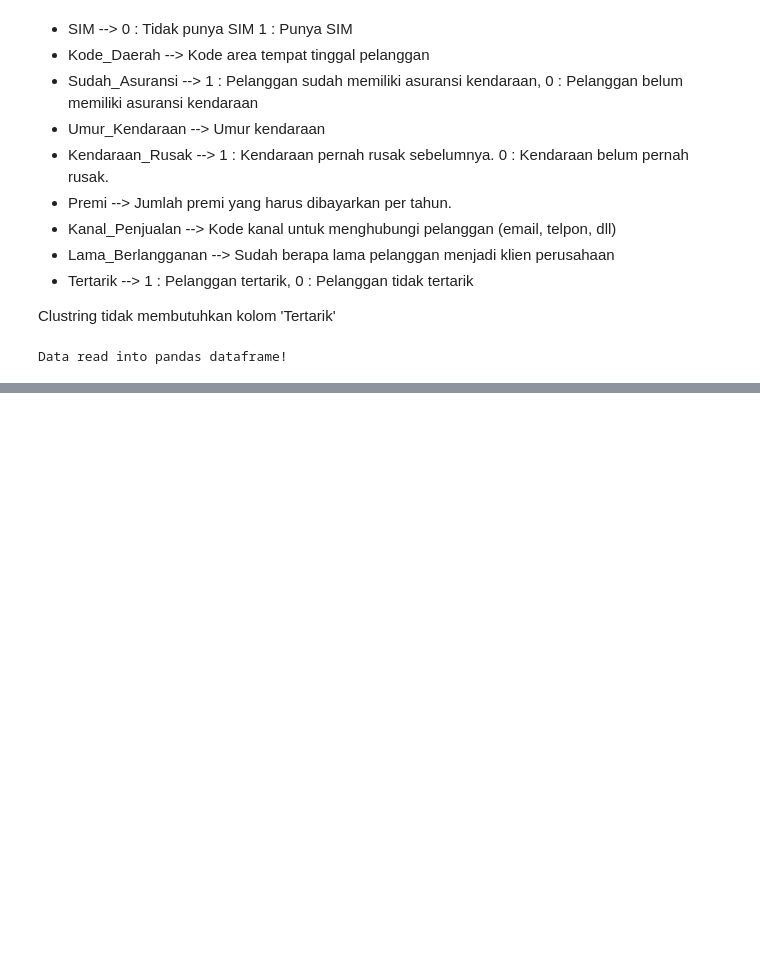
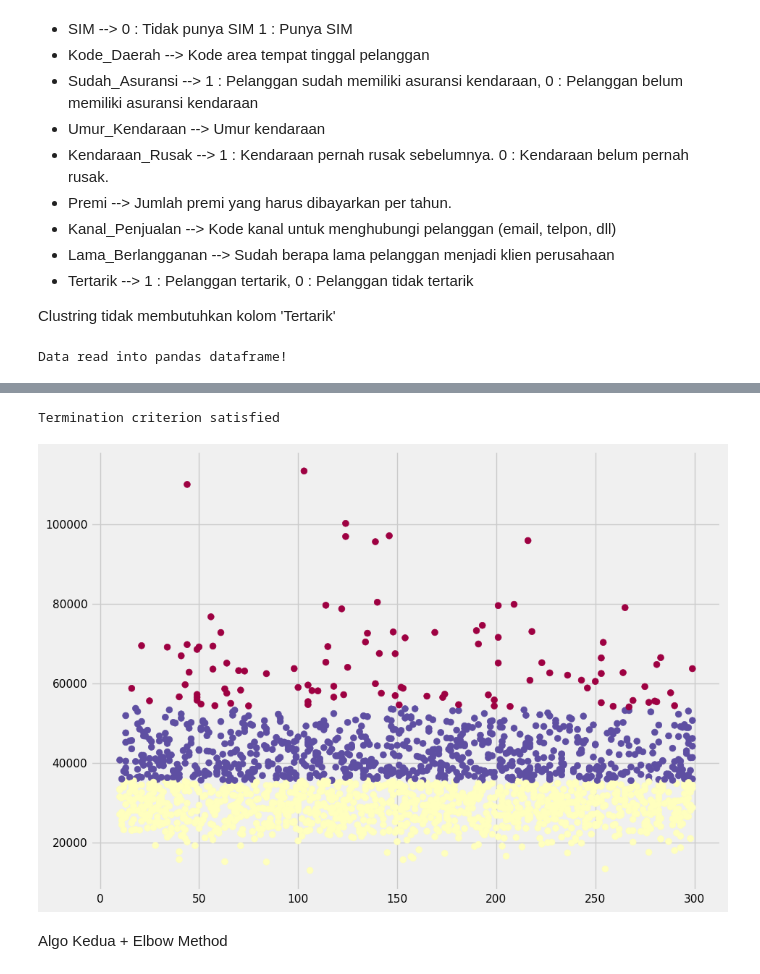
Before and after one commit to farisazizy/Artificial-Intelligence, a Jupyter notebook: clustering.ipynb, the cells around one changed output, grey strips where cells are left out. Drawn from its saved outputs; the diff is of its cells as text; code cells hidden in the pictures; blank space fills up the shorter version.

```diff
--- a/clustering.ipynb
+++ b/clustering.ipynb
@@ -143,0 +260,13 @@ dtype: int64
+# %%
+if __name__ == "__main__":
+
+    new = data.to_numpy()
+    clusters = 3
+
+    Kmeans = KMeansClustering(new, clusters)
+    y_pred = Kmeans.fit(new)
+# %% [output]
+Termination criterion satisfied
+[figure, added]
+# %% [markdown]
+Algo Kedua + Elbow Method
```
Also changed, not shown: parts of 26 cells of this notebook.
